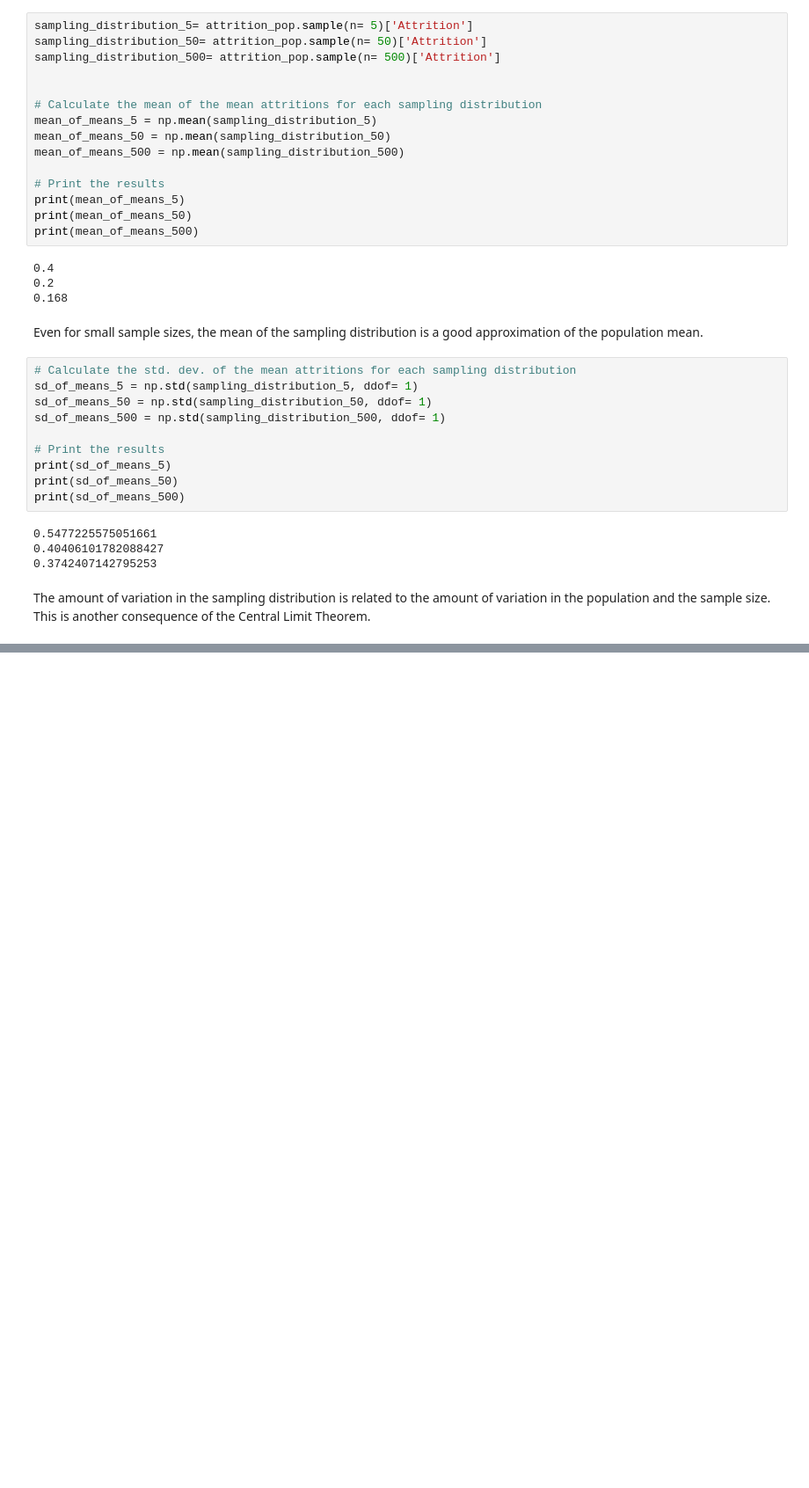
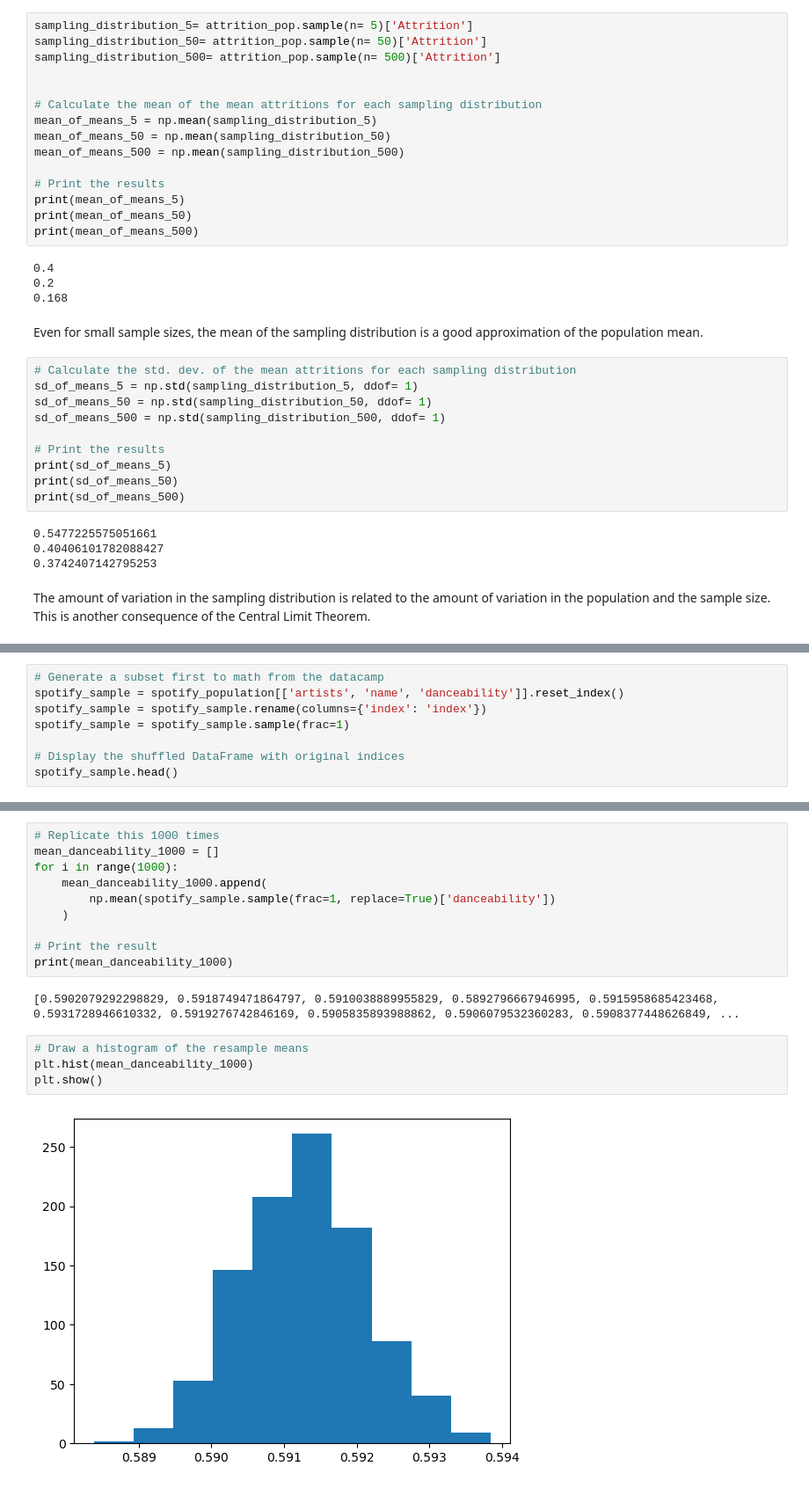
Before and after one commit to Gergerr/portofolio, a Jupyter notebook: Documents/Code/AIML/Portofolio/1. Sampling in Python/main.ipynb, the cells around one changed output, grey strips where cells are left out. Shown at 88% size. Saved outputs shown, nothing was run; the diff lists cells and outputs as text; blank space fills up the shorter version.

```diff
--- a/Documents/Code/AIML/Portofolio/1. Sampling in Python/main.ipynb
+++ b/Documents/Code/AIML/Portofolio/1. Sampling in Python/main.ipynb
@@ -568,0 +610,8 @@ The amount of variation in the sampling distribution is related to the amount of
+# %%
+# Generate a subset first to math from the datacamp
+spotify_sample = spotify_population[['artists', 'name', 'danceability']].reset_index()
+spotify_sample = spotify_sample.rename(columns={'index': 'index'})
+spotify_sample = spotify_sample.sample(frac=1)
+
+# Display the shuffled DataFrame with original indices
+spotify_sample.head()
@@ -568,0 +657,18 @@ The amount of variation in the sampling distribution is related to the amount of
+# %%
+# Replicate this 1000 times
+mean_danceability_1000 = []
+for i in range(1000):
+	mean_danceability_1000.append(
+        np.mean(spotify_sample.sample(frac=1, replace=True)['danceability'])
+	)
+
+# Print the result
+print(mean_danceability_1000)
+# %% [output]
+[0.5902079292298829, 0.5918749471864797, 0.5910038889955829, 0.5892796667946995, 0.5915958685423468, 0.5931728946610332, 0.5919276742846169, 0.5905835893988862, 0.5906079532360283, 0.5908377448626849, ...
+# %%
+# Draw a histogram of the resample means
+plt.hist(mean_danceability_1000)
+plt.show()
+# %% [output]
+[figure, added]
```
Also changed, not shown: parts of 27 cells of this notebook.
